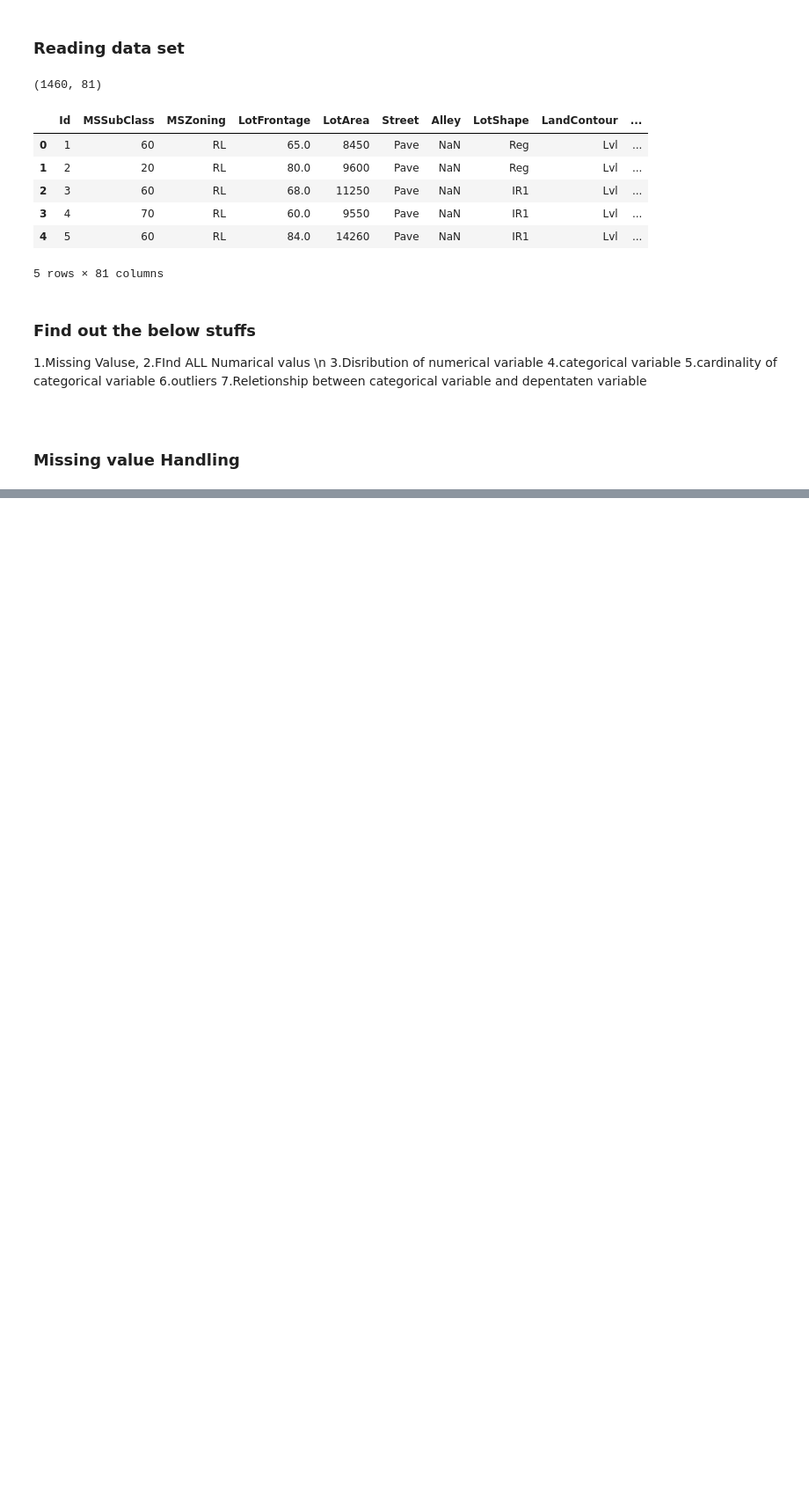
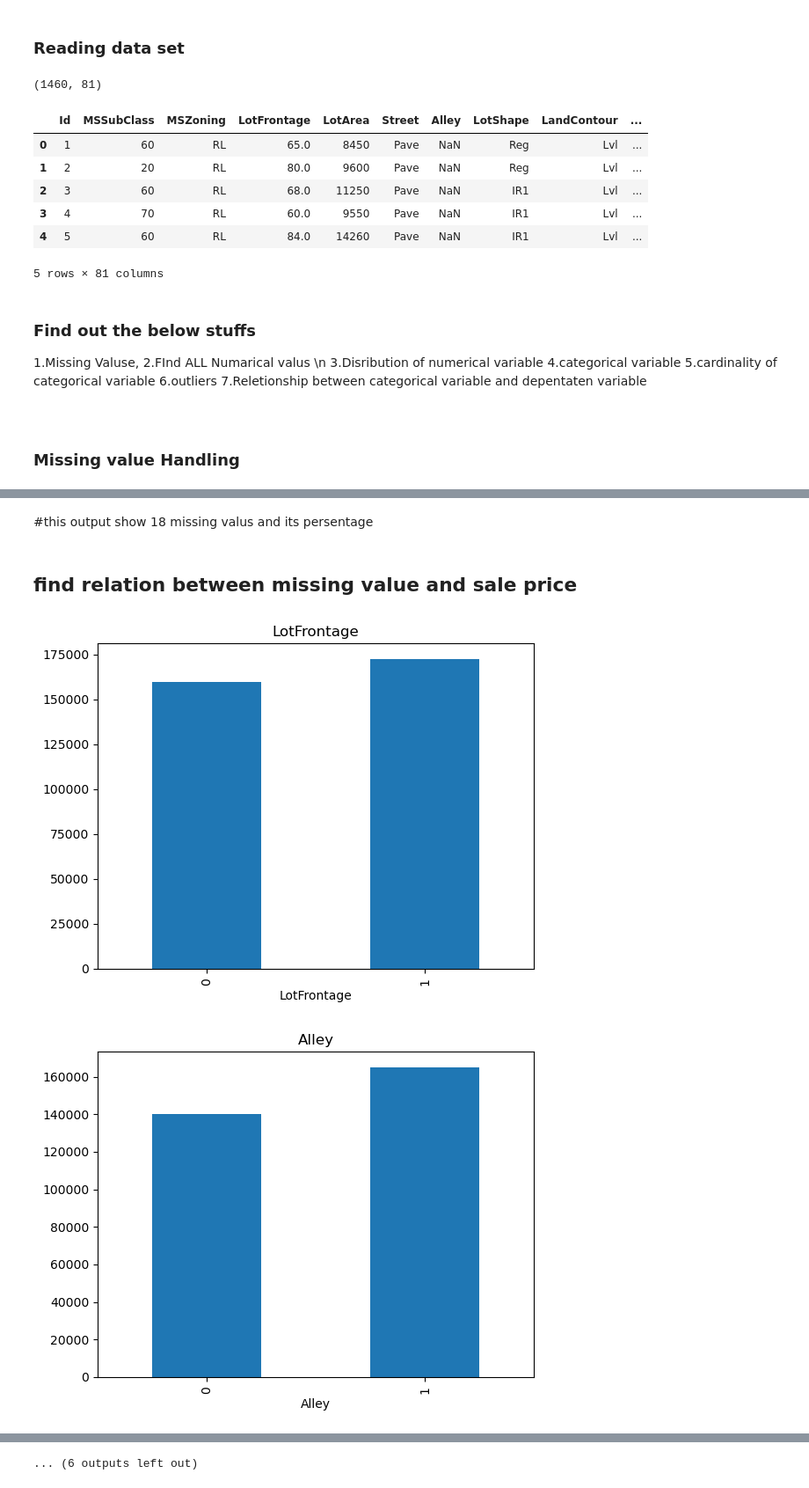
Before and after one commit to shameem11/House_price_prediction, a Jupyter notebook: House_price_prediction_feature.ipynb, the cells around one changed output, grey strips where cells are left out. Shown at 88% size. Drawn from its saved outputs; the diff is of its cells as text; code cells hidden in the pictures; blank space fills up the shorter version.

Commit message:
EDA in House price dataset

```diff
--- a/House_price_prediction_feature.ipynb
+++ b/House_price_prediction_feature.ipynb
@@ -76,3 +77,23 @@ GarageCond 0.0555 %missig value percentage
 PoolQC 0.9952 %missig value percentage
 Fence 0.8075 %missig value percentage
 MiscFeature 0.963 %missig value percentage
+# %% [markdown]
+#this output show 18 missing valus and its persentage
+# %% [markdown]
+## find relation between missing value and sale price ##
+# %%
+for Feature in Data_with_na:
+    Data = Dataset.copy()
+
+
+    #finding missing value from "Data" variable and if any missing value conert into 1 and else 0
+    Data[Feature] = np.where(Data[Feature].isnull(),1,0)  # 1 indicate null value
+
+
+
+    Data.groupby(Feature)['SalePrice'].median().plot.bar()
+    plt.title(Feature)
+    plt.show()
+# %% [output]
+[figure, added]
+[figure, added]
@@ -78,0 +110 @@ MiscFeature 0.963 %missig value percentage
+... (6 outputs left out)
```
Also changed, not shown: parts of 20 cells of this notebook.
